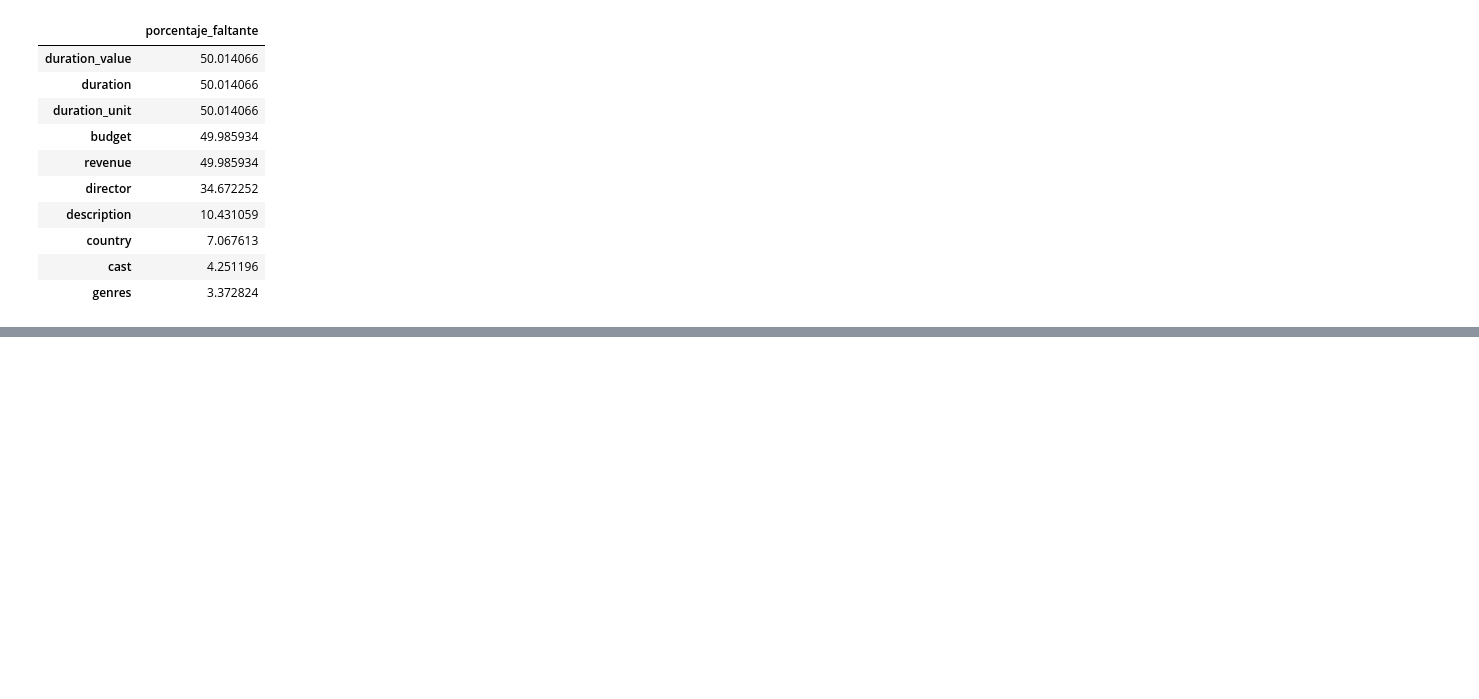
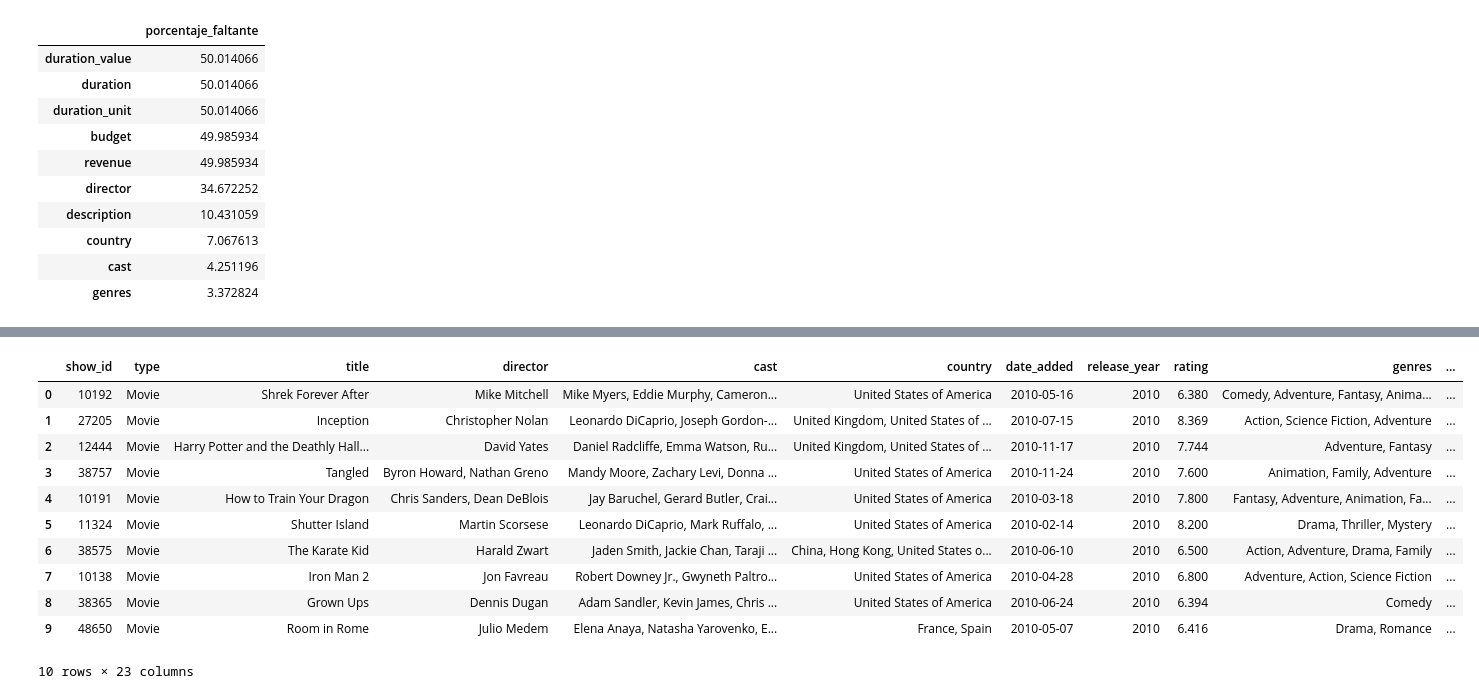
Before and after one commit to ChenteDUOC/Visualizacion-de-datos-parcial, a Jupyter notebook: notebooks/Parcial_Visualización_De_Datos.ipynb, the cells around one changed output, grey strips where cells are left out. Cells and saved outputs as stored; diff of their text form; code cells hidden in the pictures; blank space fills up the shorter version.

```diff
--- a/notebooks/Parcial_Visualización_De_Datos.ipynb
+++ b/notebooks/Parcial_Visualización_De_Datos.ipynb
@@ -172,0 +177,16 @@ print(f'Columnas disponibles: {df_catalogo.shape[1]:,}')
+# %%
+# Vista previa del dataset limpio y combinado.
+df_catalogo.head(10)
+# %% [output]
+|  | show_id | type | title | director | cast | country | date_added | release_year | rating | genres | ... |
+| 0 | 10192 | Movie | Shrek Forever After | Mike Mitchell | Mike Myers, Eddie Murphy, Cameron... | United States of America | 2010-05-16 | 2010 | 6.380 | Comedy, Adventure, Fantasy, Anima... | ... |
+| 1 | 27205 | Movie | Inception | Christopher Nolan | Leonardo DiCaprio, Joseph Gordon-... | United Kingdom, United States of ... | 2010-07-15 | 2010 | 8.369 | Action, Science Fiction, Adventure | ... |
+| 2 | 12444 | Movie | Harry Potter and the Deathly Hall... | David Yates | Daniel Radcliffe, Emma Watson, Ru... | United Kingdom, United States of ... | 2010-11-17 | 2010 | 7.744 | Adventure, Fantasy | ... |
+| 3 | 38757 | Movie | Tangled | Byron Howard, Nathan Greno | Mandy Moore, Zachary Levi, Donna ... | United States of America | 2010-11-24 | 2010 | 7.600 | Animation, Family, Adventure | ... |
+| 4 | 10191 | Movie | How to Train Your Dragon | Chris Sanders, Dean DeBlois | Jay Baruchel, Gerard Butler, Crai... | United States of America | 2010-03-18 | 2010 | 7.800 | Fantasy, Adventure, Animation, Fa... | ... |
+| 5 | 11324 | Movie | Shutter Island | Martin Scorsese | Leonardo DiCaprio, Mark Ruffalo, ... | United States of America | 2010-02-14 | 2010 | 8.200 | Drama, Thriller, Mystery | ... |
+| 6 | 38575 | Movie | The Karate Kid | Harald Zwart | Jaden Smith, Jackie Chan, Taraji ... | China, Hong Kong, United States o... | 2010-06-10 | 2010 | 6.500 | Action, Adventure, Drama, Family | ... |
+| 7 | 10138 | Movie | Iron Man 2 | Jon Favreau | Robert Downey Jr., Gwyneth Paltro... | United States of America | 2010-04-28 | 2010 | 6.800 | Adventure, Action, Science Fiction | ... |
+| 8 | 38365 | Movie | Grown Ups | Dennis Dugan | Adam Sandler, Kevin James, Chris ... | United States of America | 2010-06-24 | 2010 | 6.394 | Comedy | ... |
+| 9 | 48650 | Movie | Room in Rome | Julio Medem | Elena Anaya, Natasha Yarovenko, E... | France, Spain | 2010-05-07 | 2010 | 6.416 | Drama, Romance | ... |
+10 rows × 23 columns
```
Also changed, not shown: parts of 3 cells of this notebook.
